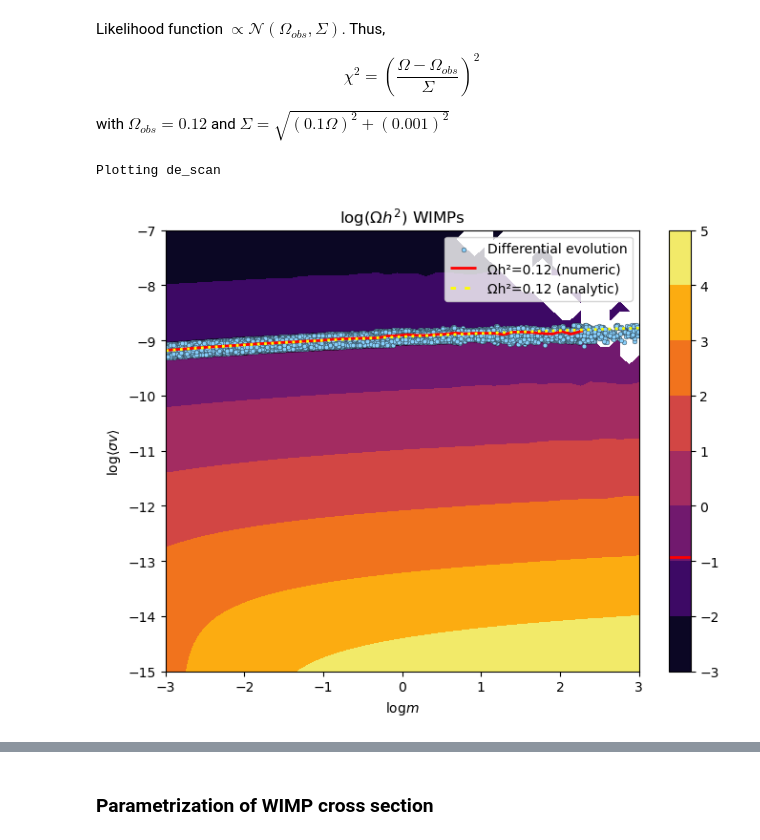
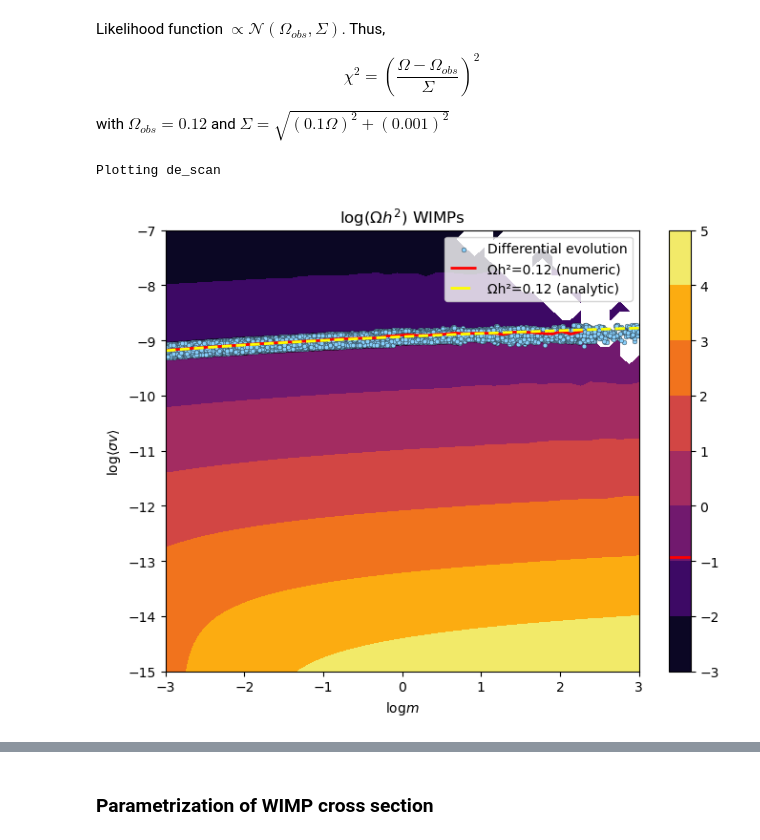
Before and after one commit to SantiagoJulioD/Trabajo_de_grado, a Jupyter notebook: Relic_density/relic_density.ipynb, the cells around one changed output, grey strips where cells are left out. Saved outputs shown, nothing was run; the diff lists cells and outputs as text; code cells hidden in the pictures.

```diff
--- a/Relic_density/relic_density.ipynb
+++ b/Relic_density/relic_density.ipynb
@@ -409,30 +410,30 @@ else:
 # %%
 print('Plotting de_scan')
 fig, ax = plt.subplots(figsize=(8,6))
 CS = ax.contourf(Ms_W,Sigmas_W,np.log10(Os_W),cmap='inferno',)
 de_scatter = ax.scatter(df_WIMP['log(m)'], df_WIMP['log(sigma*v)'], s=12, edgecolor='0.05',
                         linewidth=0.25, alpha=1.0, c='lightskyblue',label='Differential evolution')
 CSl = ax.contour(CS,levels=[np.log10(0.12),],colors='red',linestyles='solid',linewidths=2)
-CS2l = ax.contour(Ms_W,Sigmas_W,np.log10(Os_an),levels=[np.log10(0.12),],colors='yellow',linestyles='dotted',linewidths=2)
+CS2l = ax.contour(Ms_W,Sigmas_W,np.log10(Os_an),levels=[np.log10(0.12),],colors='yellow',linestyles='dashed',linewidths=2)
 cbar = fig.colorbar(CS)
 cbar.add_lines(CSl)
 
 ax.legend()
 
 h0,_ = de_scatter.legend_elements(prop='sizes',color=de_scatter.cmap(1.5))
 h1,_ = CSl.legend_elements()
 h2,_ = CS2l.legend_elements()
 
 ax.legend([de_scatter]+h1+h2,['Differential evolution','Ωh²=0.12 (numeric)','Ωh²=0.12 (analytic)'])
 
 #ax.add_artist(leg2)
 
 ax.set_title(r'$\mathrm{log}(\Omega h^2)$ WIMPs')
 #ax.set_ylim((-13,-8))
 ax.set_xlabel(r'$\mathrm{log}m$')
 ax.set_ylabel(r'$\mathrm{log}\langle\sigma v\rangle$')
 plt.savefig('omegah2_WIMPs.pdf')
 plt.show()
 # %% [output]
 Plotting de_scan
-[figure, old version]
+[figure, new version]
```
Also changed, not shown: parts of 13 cells of this notebook, 8 other files.
